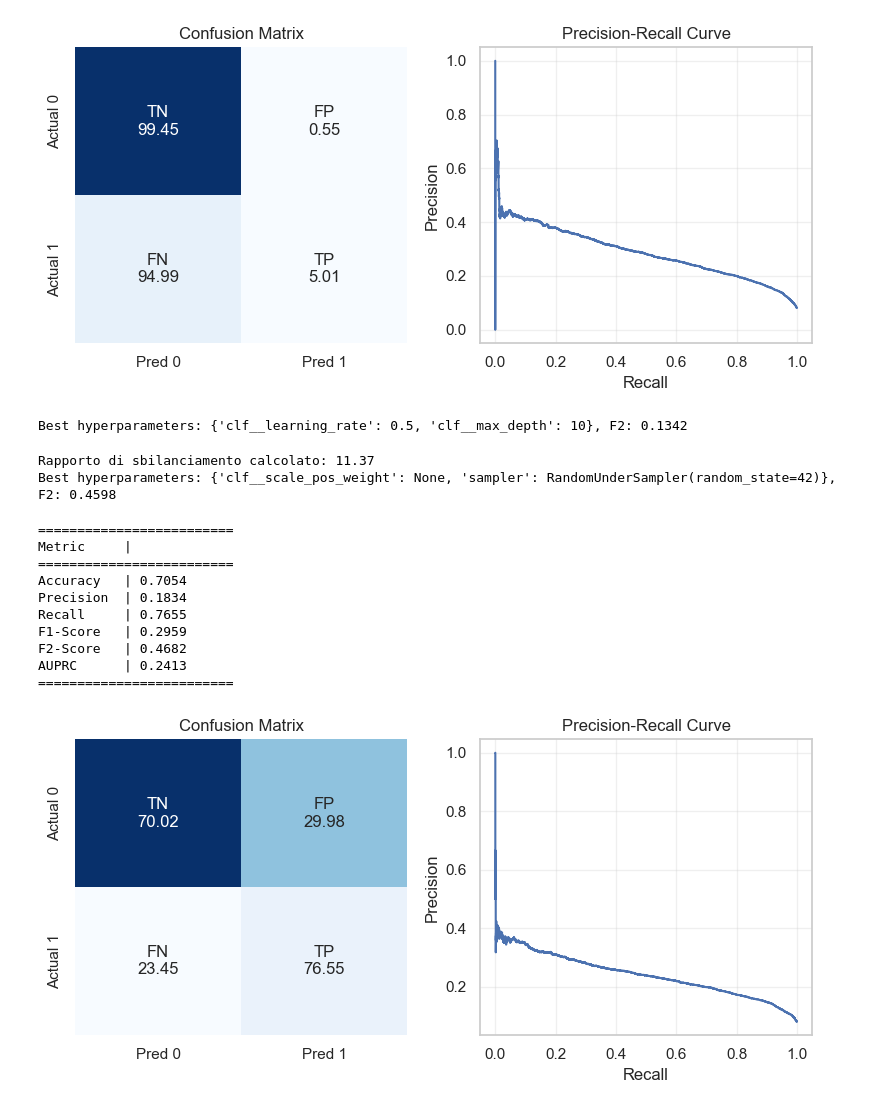
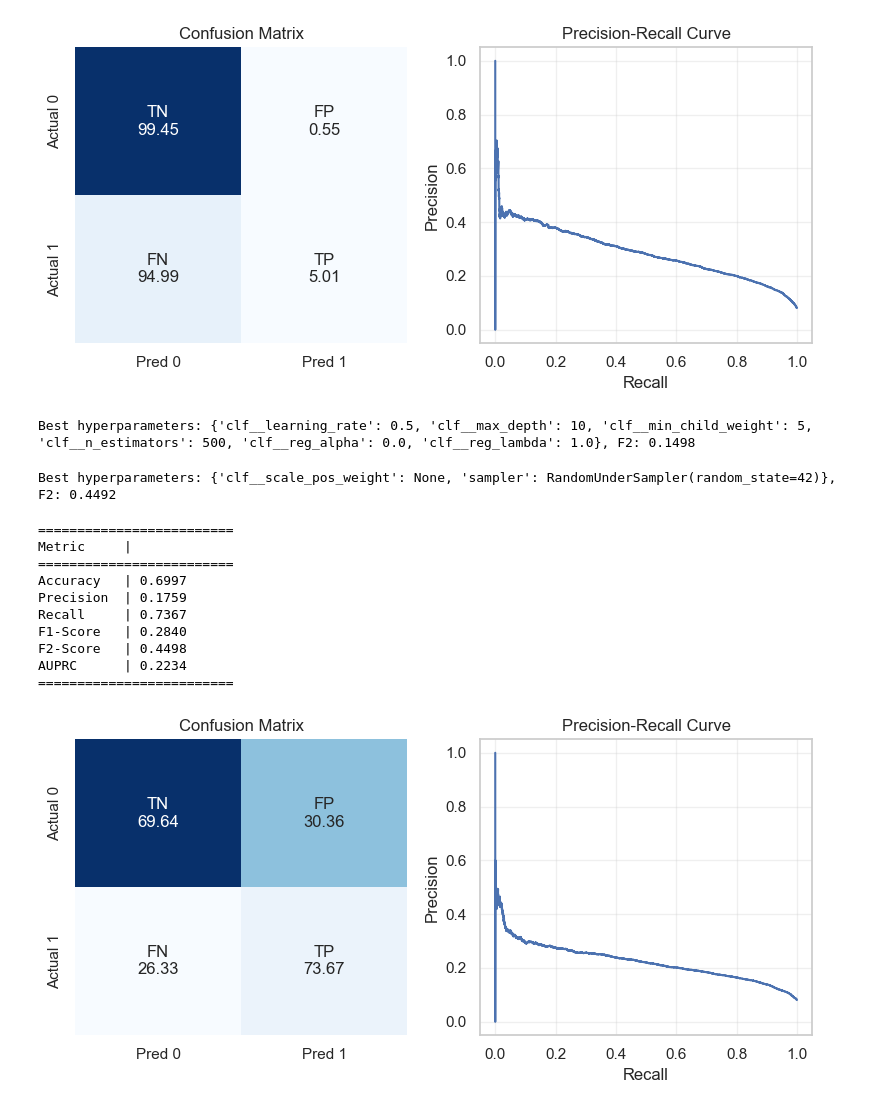
Before and after one commit to marco-giacobbe/dm-ihu, a Jupyter notebook: baseline.ipynb, the cells around one changed output. Cells and saved outputs as stored; diff of their text form; code cells hidden in the pictures.

```diff
--- a/baseline.ipynb
+++ b/baseline.ipynb
@@ -362,8 +363,9 @@ Best hyperparameters: {'clf__class_weight': None, 'clf__criterion': 'entropy', '
 # using the best hyperparameters we can investigate which class imbalance technique fit the best for the decision tree
 ranfor_clf = ImbPipeline(steps=[
     ("sampler", "passthrough"),
-    ("clf", RandomForestClassifier(criterion="entropy", max_features="sqrt", random_state=SEED))
+    ("clf", RandomForestClassifier(random_state=SEED))
 ])
+ranfor_clf.set_params(**ranfor_best_params)
 
 param_grid = [
     {
@@ -376,7 +378,7 @@ param_grid = [
     },
     {
         'sampler': ['passthrough'],
-        'clf__class_weight': ['balanced', 'balaned_subsample'],
+        'clf__class_weight': ['balanced', 'balanced_subsample'],
     }
 ]
 
@@ -387,9 +389,11 @@ grid_search = GridSearchCV(
     param_grid=param_grid,
     cv=cv,
     scoring=f2_scorer,
+    n_jobs=-1
 )
 
 grid_search.fit(X_train, y_train)
 
-print(f"Best hyperparameters: {grid_search.best_params_}, F2: {grid_search.best_score_:.4f}")
+ranfor_imbalance_best_params = grid_search.best_params_
+print(f"Best hyperparameters: {ranfor_imbalance_best_params}, F2: {grid_search.best_score_:.4f}")
 # %% [output]
@@ -397,9 +401,11 @@ Best hyperparameters: {'clf__class_weight': None, 'sampler': RandomUnderSampler(
 # %%
 # the performance of the optimized random forest are
-ranfor_clf = Pipeline(steps=[
+ranfor_clf = ImbPipeline(steps=[
     ("sampler", RandomUnderSampler(random_state=42)),
-    ('clf', RandomForestClassifier(criterion="entropy", max_features="sqrt", random_state=SEED))
+    ('clf', RandomForestClassifier(random_state=SEED))
 ])
+ranfor_clf.set_params(**ranfor_best_params)
+ranfor_clf.set_params(**ranfor_imbalance_best_params)
 
 ranfor_clf.fit(X_train, y_train)
 y_val_probs = ranfor_clf.predict_proba(X_val)[:, 1]
@@ -464,19 +470,22 @@ grid_search = GridSearchCV(
     param_grid=param_grid,
     cv=cv,
     scoring=f2_scorer,
+    n_jobs=-1
 )
 
 grid_search.fit(X_train, y_train)
 
-print(f"Best hyperparameters: {grid_search.best_params_}, F2: {grid_search.best_score_:.4f}")
+xgb_best_params = grid_search.best_params_
+print(f"Best hyperparameters: {xgb_best_params}, F2: {grid_search.best_score_:.4f}")
 # %% [output]
-Best hyperparameters: {'clf__learning_rate': 0.5, 'clf__max_depth': 10}, F2: 0.1342
+Best hyperparameters: {'clf__learning_rate': 0.5, 'clf__max_depth': 10, 'clf__min_child_weight': 5, 'clf__n_estimators': 500, 'clf__reg_alpha': 0.0, 'clf__reg_lambda': 1.0}, F2: 0.1498
 # %%
 # using the best hyperparameters we can investigate which class imbalance technique fit the best for the decision tree
-ranfor_clf = ImbPipeline(steps=[
+xgb_clf = ImbPipeline(steps=[
     ("sampler", "passthrough"),
-    ("clf", XGBClassifier(learning_rate=0.5, max_depth=15, random_state=SEED)),
+    ("clf", XGBClassifier(random_state=SEED)),
 ])
+xgb_clf.set_params(**xgb_best_params)
 
 n_per_class = np.bincount(y_train.astype(int))
 imb_ratio = n_per_class[0] / n_per_class[1]
@@ -499,41 +508,44 @@ param_grid = [
 cv = StratifiedKFold(n_splits=5, shuffle=True, random_state=42)
 
 grid_search = GridSearchCV(
-    estimator=ranfor_clf,
+    estimator=xgb_clf,
     param_grid=param_grid,
     cv=cv,
     scoring=f2_scorer,
+    n_jobs=-1
 )
 
 grid_search.fit(X_train, y_train)
 
-print(f"Best hyperparameters: {grid_search.best_params_}, F2: {grid_search.best_score_:.4f}")
+xgb_imbalance_best_params = grid_search.best_params_
+print(f"Best hyperparameters: {xgb_imbalance_best_params}, F2: {grid_search.best_score_:.4f}")
 # %% [output]
-Rapporto di sbilanciamento calcolato: 11.37
-Best hyperparameters: {'clf__scale_pos_weight': None, 'sampler': RandomUnderSampler(random_state=42)}, F2: 0.4598
+Best hyperparameters: {'clf__scale_pos_weight': None, 'sampler': RandomUnderSampler(random_state=42)}, F2: 0.4492
 # %%
-# the performance of the optimized random forest are
-xgb_clf = Pipeline(steps=[
+# the performance of the optimized XGBoost are
+xgb_clf = ImbPipeline(steps=[
     ("sampler", RandomUnderSampler(random_state=SEED)),
-    ("clf", XGBClassifier(learning_rate=0.5, max_depth=15, random_state=SEED)),
+    ("clf", XGBClassifier(random_state=SEED)),
 ])
+xgb_clf.set_params(**xgb_best_params)
+xgb_clf.set_params(**xgb_imbalance_best_params)
 
 xgb_clf.fit(X_train, y_train)
 y_val_probs = xgb_clf.predict_proba(X_val)[:, 1]
 metrics, fig, _ = utils.compute_metrics(y_val, y_val_probs)
 print(metrics)
 plt.figure(fig.number)
 plt.show()
 # %% [output]
 =========================
 Metric     |
 =========================
-Accuracy   | 0.7054
-Precision  | 0.1834
-Recall     | 0.7655
-F1-Score   | 0.2959
-F2-Score   | 0.4682
-AUPRC      | 0.2413
+Accuracy   | 0.6997
+Precision  | 0.1759
+Recall     | 0.7367
+F1-Score   | 0.2840
+F2-Score   | 0.4498
+AUPRC      | 0.2234
 =========================
-[figure, old version]
+[figure, new version]
 # %%
```
Also changed, not shown: parts of 12 cells of this notebook.
